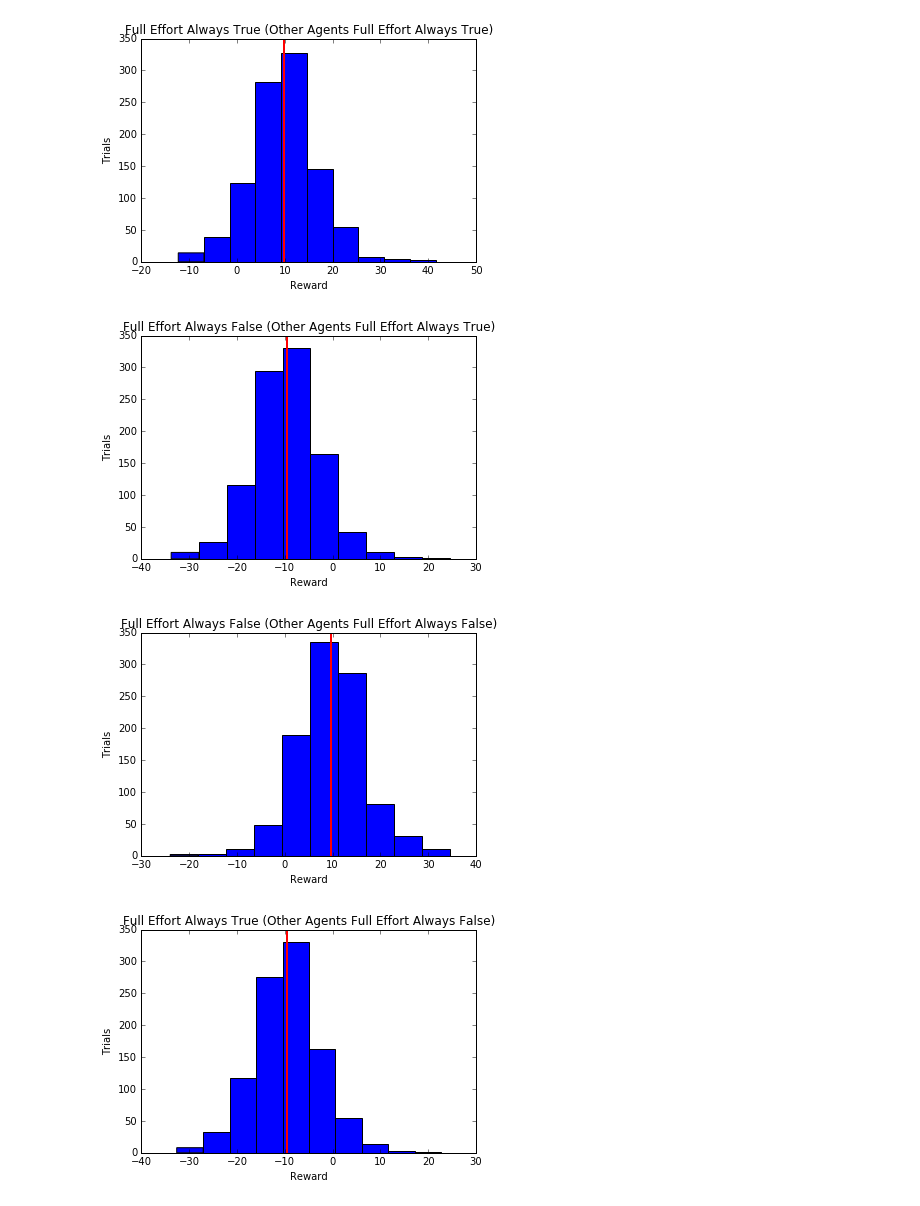
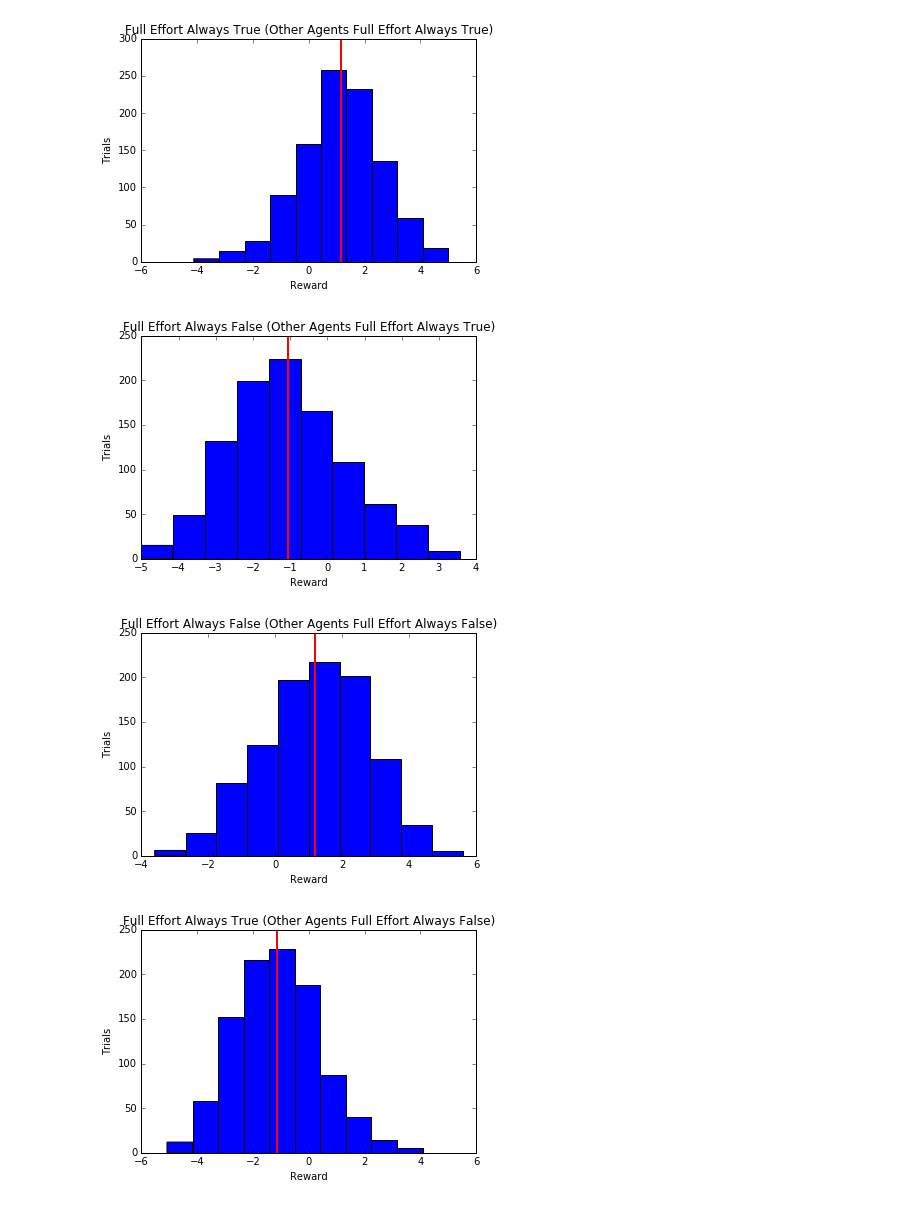
Before and after one commit to chuckyouliu/Crowdsourced-Elicitation, a Jupyter notebook: CrowdSourcedTesting.ipynb, the cells around one changed output. Drawn from its saved outputs; the diff is of its cells as text; code cells hidden in the pictures.

Commit message:
reformulate distribution of tasks

```diff
--- a/CrowdSourcedTesting.ipynb
+++ b/CrowdSourcedTesting.ipynb
@@ -6,22 +34,23 @@ import matplotlib.pyplot as plt
 # %%
+# setup
 N = 100
-num_agents = 10
+num_agents = 20
+tasks = dict(zip(range(N), np.random.uniform(size=N)>0.5))
+task_assignments = split_tasks(N, num_agents, 10, tasks)
 num_nonoverlapping = 5
-types = dict(zip(range(N), np.random.uniform(size=N)>0.5))
 # %%
-def simulate_rewards(agents, trials, title):
+def simulate_rewards(agents, num_nonoverlapping, task_assignments, trials, title):
     rewards = []
     for i in range(trials):
-        for agent in agents:
-            agent.reset(types)
+        for idx, agent in enumerate(agents):
+            agent.reset(task_assignments[idx])
         for agent in agents:
             for idx in agent.tasks:
                 #find reference rater who did the same task
                 refidx = 0
                 while refidx < len(agents) and (idx not in agents[refidx].tasks or agents[refidx] == agent):
                     refidx += 1
-                if len(agents) > refidx:
-                    agent.task_score(idx, agents[refidx], num_nonoverlapping)
+                agent.task_score(idx, agents[refidx], num_nonoverlapping)
         rewards.append(agents[0].reward)
     plt.hist(rewards)
     plt.axvline(x=np.mean(rewards), ymin=0, ymax=trials, color='r', linewidth=2)
@@ -30,27 +59,27 @@ def simulate_rewards(agents, trials, title):
     plt.ylabel("Trials")
 # %%
 # all truth/full effort agents, run 1000 times and plot reward of first agent
-agents = [ag.FullEffortTrueAgent(types) for i in range(num_agents)]
-simulate_rewards(agents, 1000, "Full Effort Always True (Other Agents Full Effort Always True)")
+agents = [ag.FullEffortTrueAgent(task_assignments[i]) for i in range(num_agents)]
+simulate_rewards(agents, num_nonoverlapping, task_assignments, 1000, "Full Effort Always True (Other Agents Full Effort Always True)")
 # %% [output]
-[figure, old version]
+[figure, new version]
 # %%
 # 1 false/full effort agent, rest truth/full effort agents, run 1000 times and plot reward of false agent
-agents = [ag.FullEffortFalseAgent(types)] + [ag.FullEffortTrueAgent(types) for i in range(num_agents-1)]
-simulate_rewards(agents, 1000, "Full Effort Always False (Other Agents Full Effort Always True)")
+agents = [ag.FullEffortFalseAgent(task_assignments[0])] + [ag.FullEffortTrueAgent(task_assignments[i+1]) for i in range(num_agents-1)]
+simulate_rewards(agents, num_nonoverlapping, task_assignments, 1000, "Full Effort Always False (Other Agents Full Effort Always True)")
 # %% [output]
-[figure, old version]
+[figure, new version]
 # %%
 # all false/full effort agents, run 1000 times and plot reward of first agent
-agents = [ag.FullEffortFalseAgent(types) for i in range(num_agents)]
-simulate_rewards(agents, 1000, "Full Effort Always False (Other Agents Full Effort Always False)")
+agents = [ag.FullEffortFalseAgent(task_assignments[i]) for i in range(num_agents)]
+simulate_rewards(agents, num_nonoverlapping, task_assignments, 1000, "Full Effort Always False (Other Agents Full Effort Always False)")
 # %% [output]
-[figure, old version]
+[figure, new version]
 # %%
 # 1 true/full effort agent, rest false/full effort agents, run 1000 times and plot reward of true agent
-agents = [ag.FullEffortTrueAgent(types)] + [ag.FullEffortFalseAgent(types) for i in range(num_agents-1)]
-simulate_rewards(agents, 1000, "Full Effort Always True (Other Agents Full Effort Always False)")
+agents = [ag.FullEffortTrueAgent(task_assignments[0])] + [ag.FullEffortFalseAgent(task_assignments[i+1]) for i in range(num_agents-1)]
+simulate_rewards(agents, num_nonoverlapping, task_assignments, 1000, "Full Effort Always True (Other Agents Full Effort Always False)")
 # %% [output]
-[figure, old version]
+[figure, new version]
 # %%
 # all no effort agents
```
Also changed, not shown: parts of 2 cells of this notebook, 1 other file.
